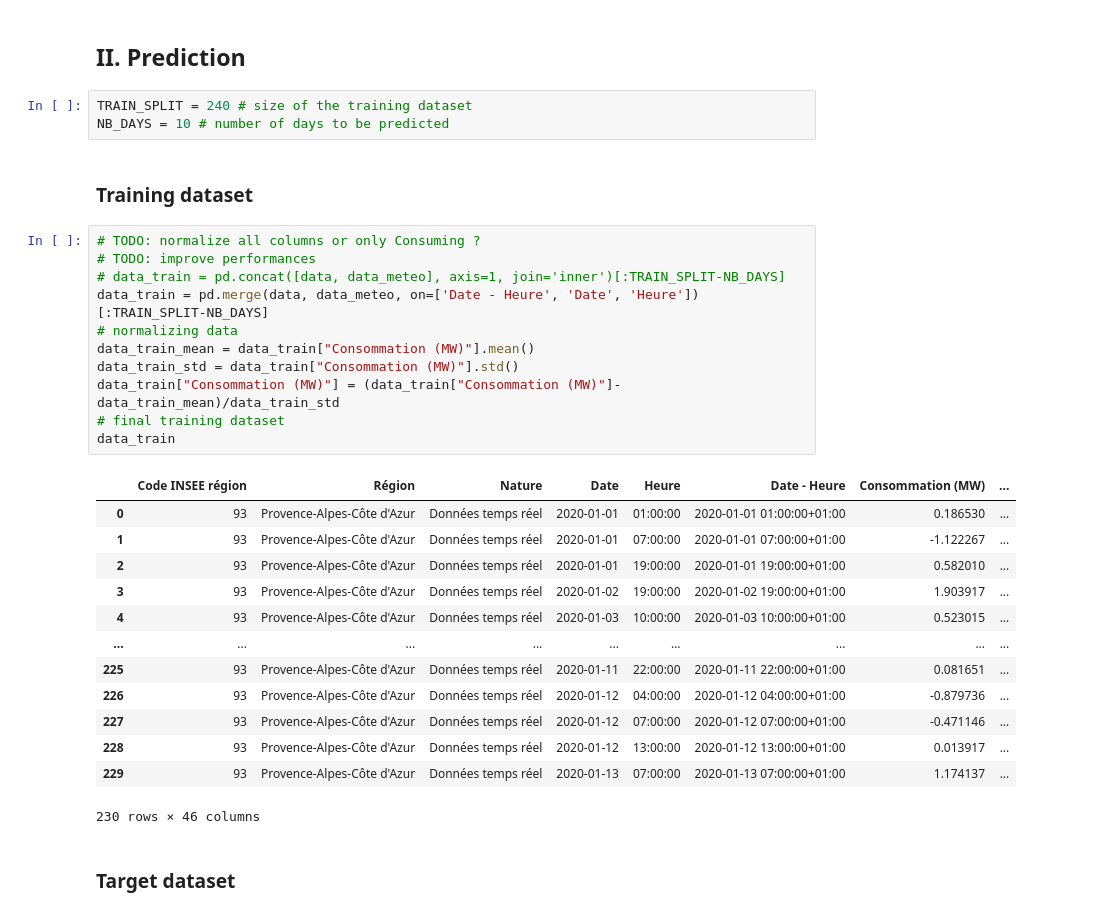
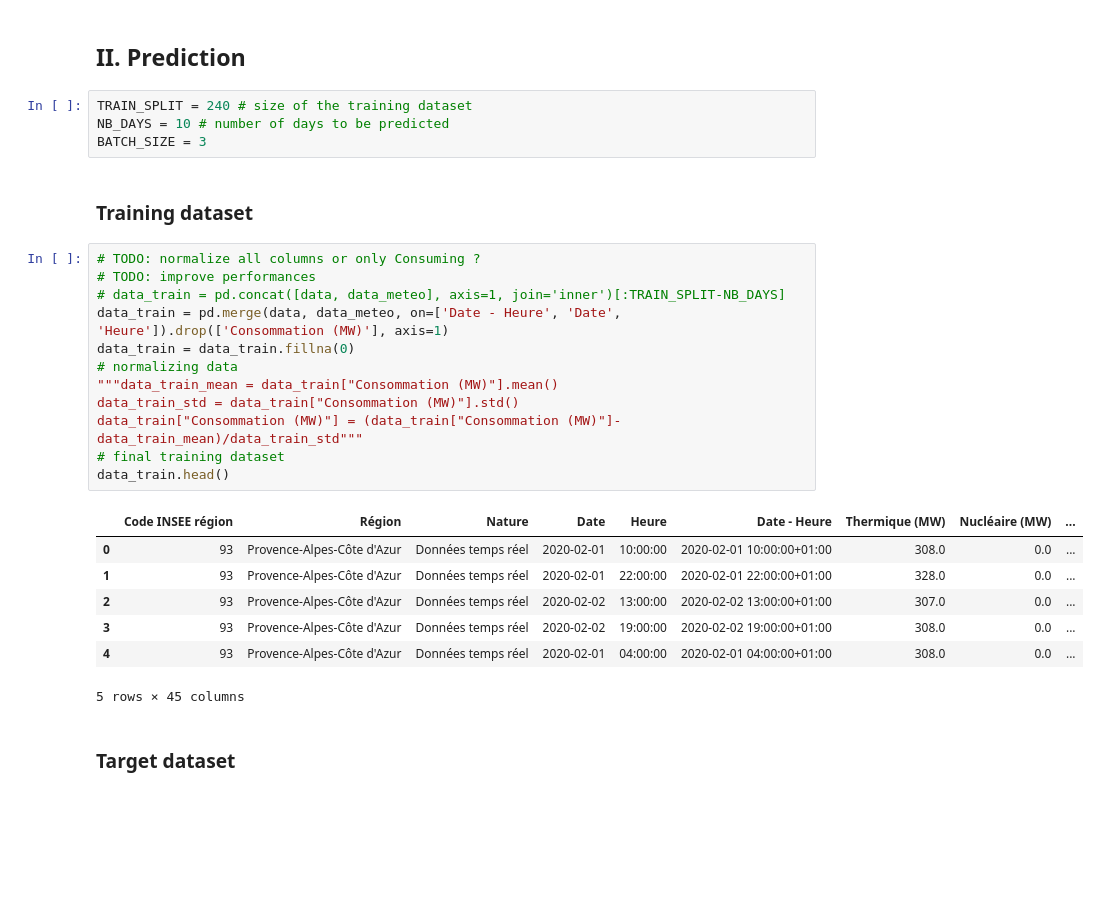
Before and after one commit to NicolasLacroix/data-representation, a Jupyter notebook: notebooks/consumption_prediction.ipynb, the cells around one changed output. Cells and saved outputs as stored; diff of their text form; blank space fills up the shorter version.

```diff
--- a/notebooks/consumption_prediction.ipynb
+++ b/notebooks/consumption_prediction.ipynb
@@ -94,33 +99,29 @@ Length: 21, dtype: object
 # %%
 TRAIN_SPLIT = 240 # size of the training dataset
 NB_DAYS = 10 # number of days to be predicted
+BATCH_SIZE = 3
 # %% [markdown]
 ### Training dataset
 # %%
 # TODO: normalize all columns or only Consuming ?
 # TODO: improve performances
 # data_train = pd.concat([data, data_meteo], axis=1, join='inner')[:TRAIN_SPLIT-NB_DAYS]
-data_train = pd.merge(data, data_meteo, on=['Date - Heure', 'Date', 'Heure'])[:TRAIN_SPLIT-NB_DAYS]
+data_train = pd.merge(data, data_meteo, on=['Date - Heure', 'Date', 'Heure']).drop(['Consommation (MW)'], axis=1)
+data_train = data_train.fillna(0)
 # normalizing data
-data_train_mean = data_train["Consommation (MW)"].mean()
+"""data_train_mean = data_train["Consommation (MW)"].mean()
 data_train_std = data_train["Consommation (MW)"].std()
-data_train["Consommation (MW)"] = (data_train["Consommation (MW)"]-data_train_mean)/data_train_std
+data_train["Consommation (MW)"] = (data_train["Consommation (MW)"]-data_train_mean)/data_train_std"""
 # final training dataset
-data_train
+data_train.head()
 # %% [output]
-|  | Code INSEE région | Région | Nature | Date | Heure | Date - Heure | Consommation (MW) | ... |
-| 0 | 93 | Provence-Alpes-Côte d'Azur | Données temps réel | 2020-01-01 | 01:00:00 | 2020-01-01 01:00:00+01:00 | 0.186530 | ... |
-| 1 | 93 | Provence-Alpes-Côte d'Azur | Données temps réel | 2020-01-01 | 07:00:00 | 2020-01-01 07:00:00+01:00 | -1.122267 | ... |
-| 2 | 93 | Provence-Alpes-Côte d'Azur | Données temps réel | 2020-01-01 | 19:00:00 | 2020-01-01 19:00:00+01:00 | 0.582010 | ... |
-| 3 | 93 | Provence-Alpes-Côte d'Azur | Données temps réel | 2020-01-02 | 19:00:00 | 2020-01-02 19:00:00+01:00 | 1.903917 | ... |
-| 4 | 93 | Provence-Alpes-Côte d'Azur | Données temps réel | 2020-01-03 | 10:00:00 | 2020-01-03 10:00:00+01:00 | 0.523015 | ... |
-| ... | ... | ... | ... | ... | ... | ... | ... | ... |
-| 225 | 93 | Provence-Alpes-Côte d'Azur | Données temps réel | 2020-01-11 | 22:00:00 | 2020-01-11 22:00:00+01:00 | 0.081651 | ... |
-| 226 | 93 | Provence-Alpes-Côte d'Azur | Données temps réel | 2020-01-12 | 04:00:00 | 2020-01-12 04:00:00+01:00 | -0.879736 | ... |
-| 227 | 93 | Provence-Alpes-Côte d'Azur | Données temps réel | 2020-01-12 | 07:00:00 | 2020-01-12 07:00:00+01:00 | -0.471146 | ... |
-| 228 | 93 | Provence-Alpes-Côte d'Azur | Données temps réel | 2020-01-12 | 13:00:00 | 2020-01-12 13:00:00+01:00 | 0.013917 | ... |
-| 229 | 93 | Provence-Alpes-Côte d'Azur | Données temps réel | 2020-01-13 | 07:00:00 | 2020-01-13 07:00:00+01:00 | 1.174137 | ... |
+|  | Code INSEE région | Région | Nature | Date | Heure | Date - Heure | Thermique (MW) | Nucléaire (MW) | ... |
+| 0 | 93 | Provence-Alpes-Côte d'Azur | Données temps réel | 2020-02-01 | 10:00:00 | 2020-02-01 10:00:00+01:00 | 308.0 | 0.0 | ... |
+| 1 | 93 | Provence-Alpes-Côte d'Azur | Données temps réel | 2020-02-01 | 22:00:00 | 2020-02-01 22:00:00+01:00 | 328.0 | 0.0 | ... |
+| 2 | 93 | Provence-Alpes-Côte d'Azur | Données temps réel | 2020-02-02 | 13:00:00 | 2020-02-02 13:00:00+01:00 | 307.0 | 0.0 | ... |
+| 3 | 93 | Provence-Alpes-Côte d'Azur | Données temps réel | 2020-02-02 | 19:00:00 | 2020-02-02 19:00:00+01:00 | 308.0 | 0.0 | ... |
+| 4 | 93 | Provence-Alpes-Côte d'Azur | Données temps réel | 2020-02-01 | 04:00:00 | 2020-02-01 04:00:00+01:00 | 308.0 | 0.0 | ... |
-230 rows × 46 columns
+5 rows × 45 columns
 # %% [markdown]
 ### Target dataset
 # %%
```
Also changed, not shown: parts of 8 cells of this notebook, 3 other files.
